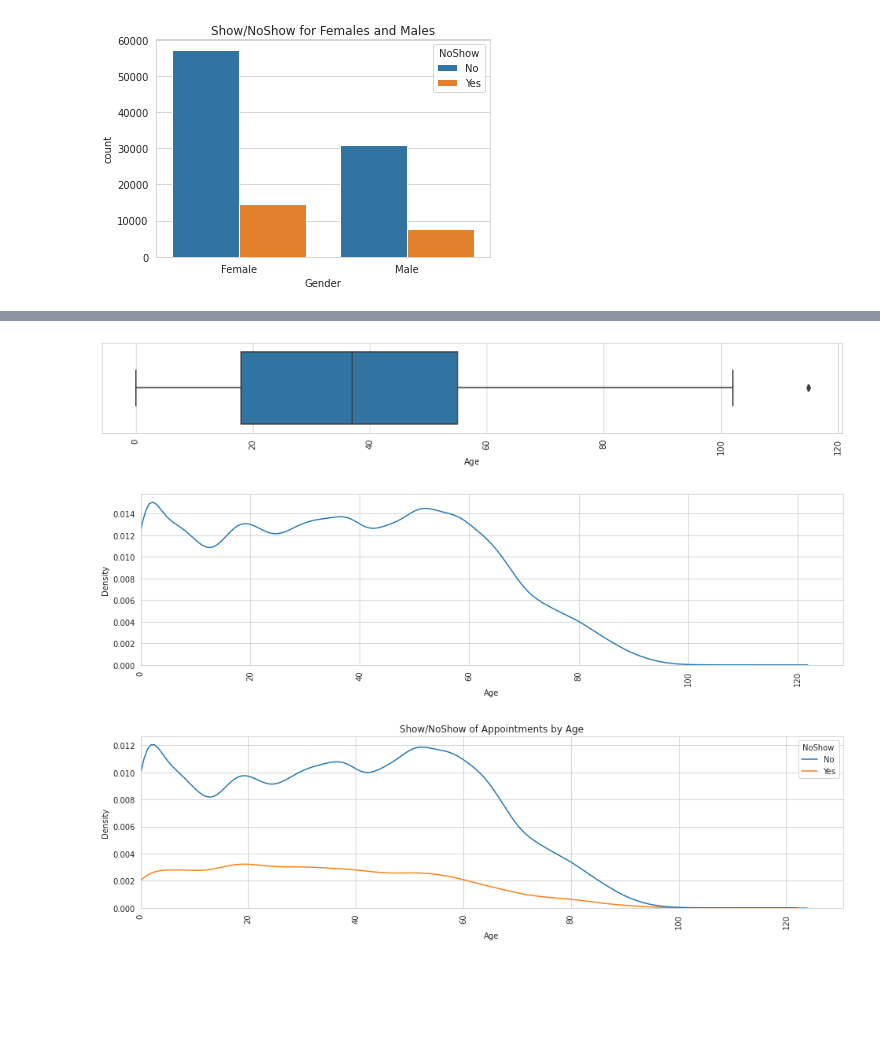
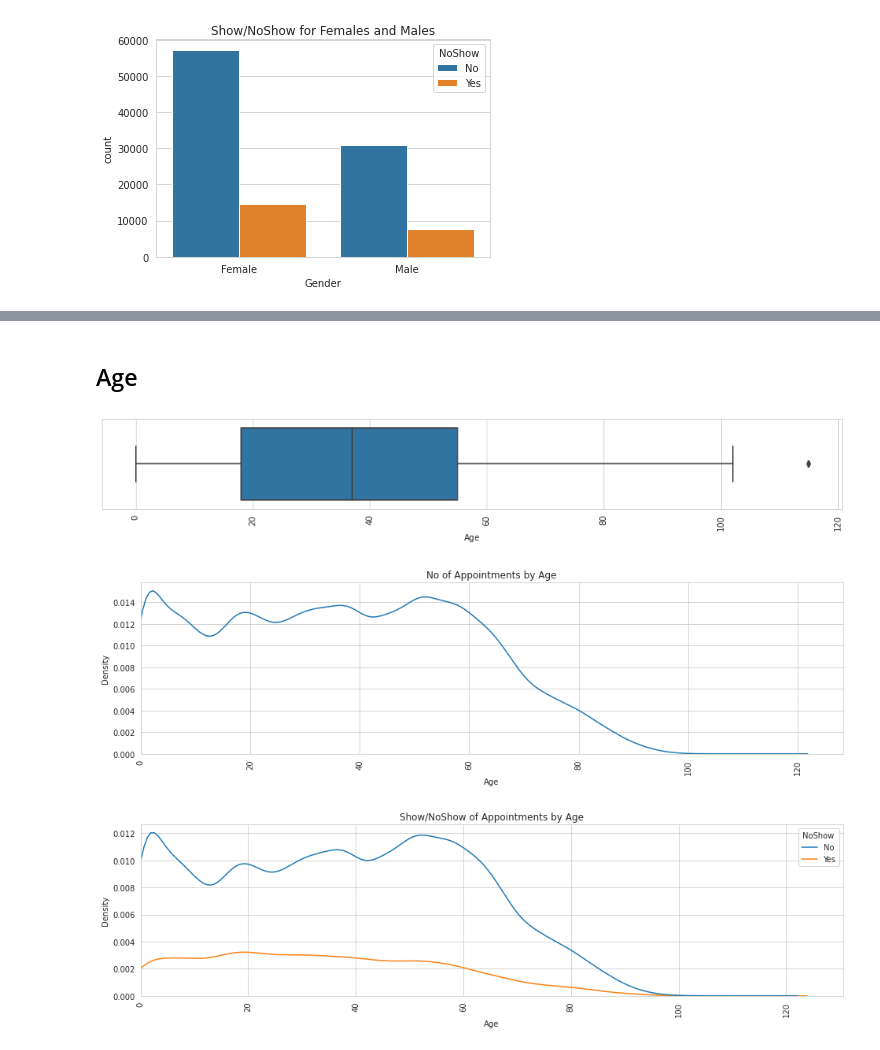
Before and after one commit to Omerdan03/Doc-Oclock, a Jupyter notebook: Data_Science/Doc_oclock_training.ipynb, the cells around one changed output, grey strips where cells are left out. Saved outputs shown, nothing was run; the diff lists cells and outputs as text; code cells hidden in the pictures; blank space fills up the shorter version.

```diff
--- a/Data_Science/Doc_oclock_training.ipynb
+++ b/Data_Science/Doc_oclock_training.ipynb
@@ -319,3 +415,5 @@ plt.show()
+# %% [markdown]
+## Age
 # %%
 plt.figure(figsize=(16,2))
 plt.xticks(rotation=90)
@@ -325,12 +423,12 @@ sns.boxplot(x=df.Age);
 # %%
 plt.figure(figsize=(16,4))
 plt.xticks(rotation=90)
 sns.kdeplot(x=df.Age)
-plt.set_title("No of Appointments by Age")
+plt.title("No of Appointments by Age")
 plt.xlim(0)
 plt.show()
 # %% [output]
-[figure, old version]
+[figure, new version]
 # %%
 plt.figure(figsize=(16,4))
 plt.xticks(rotation=90)
```
Also changed, not shown: parts of 86 cells of this notebook.
